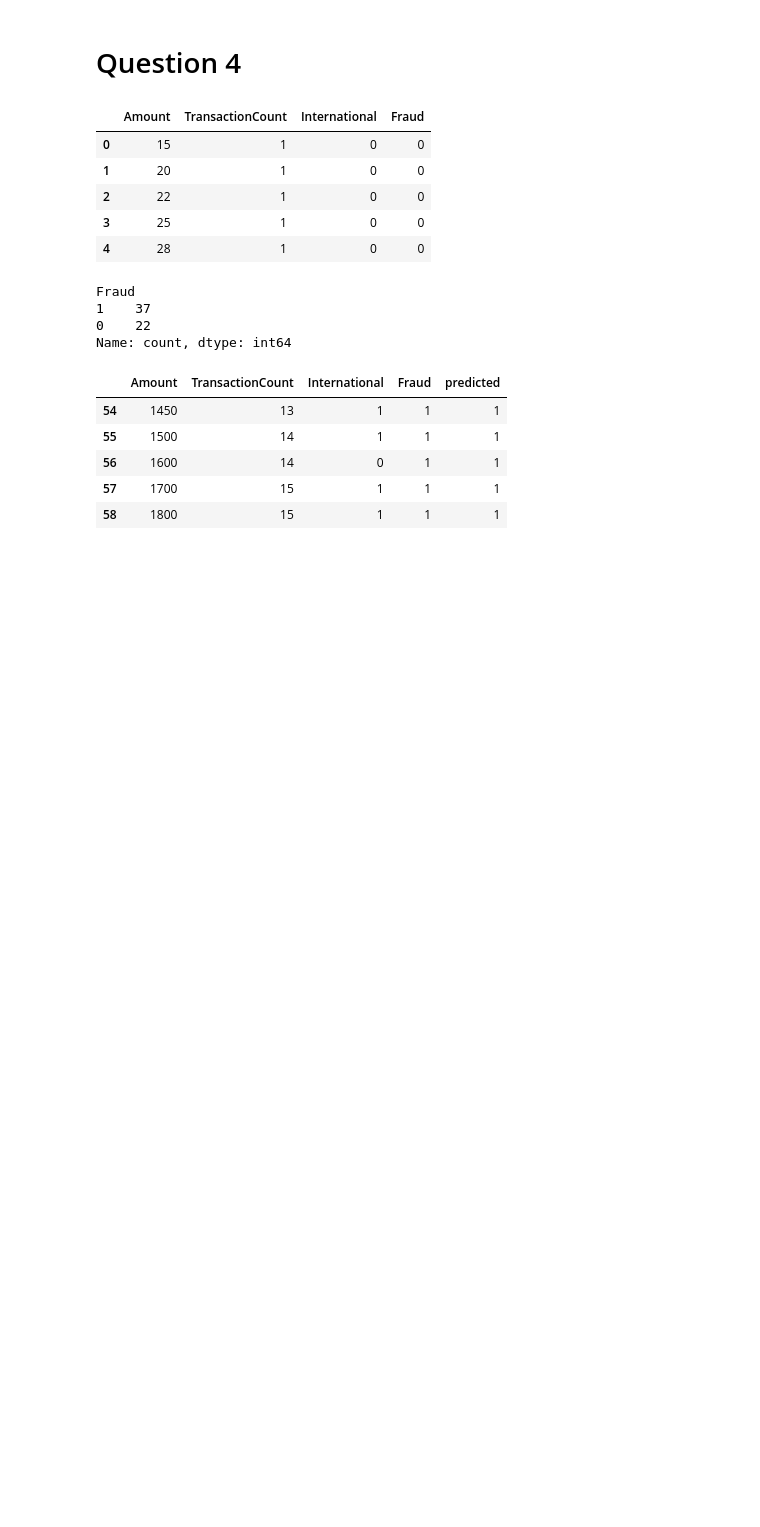
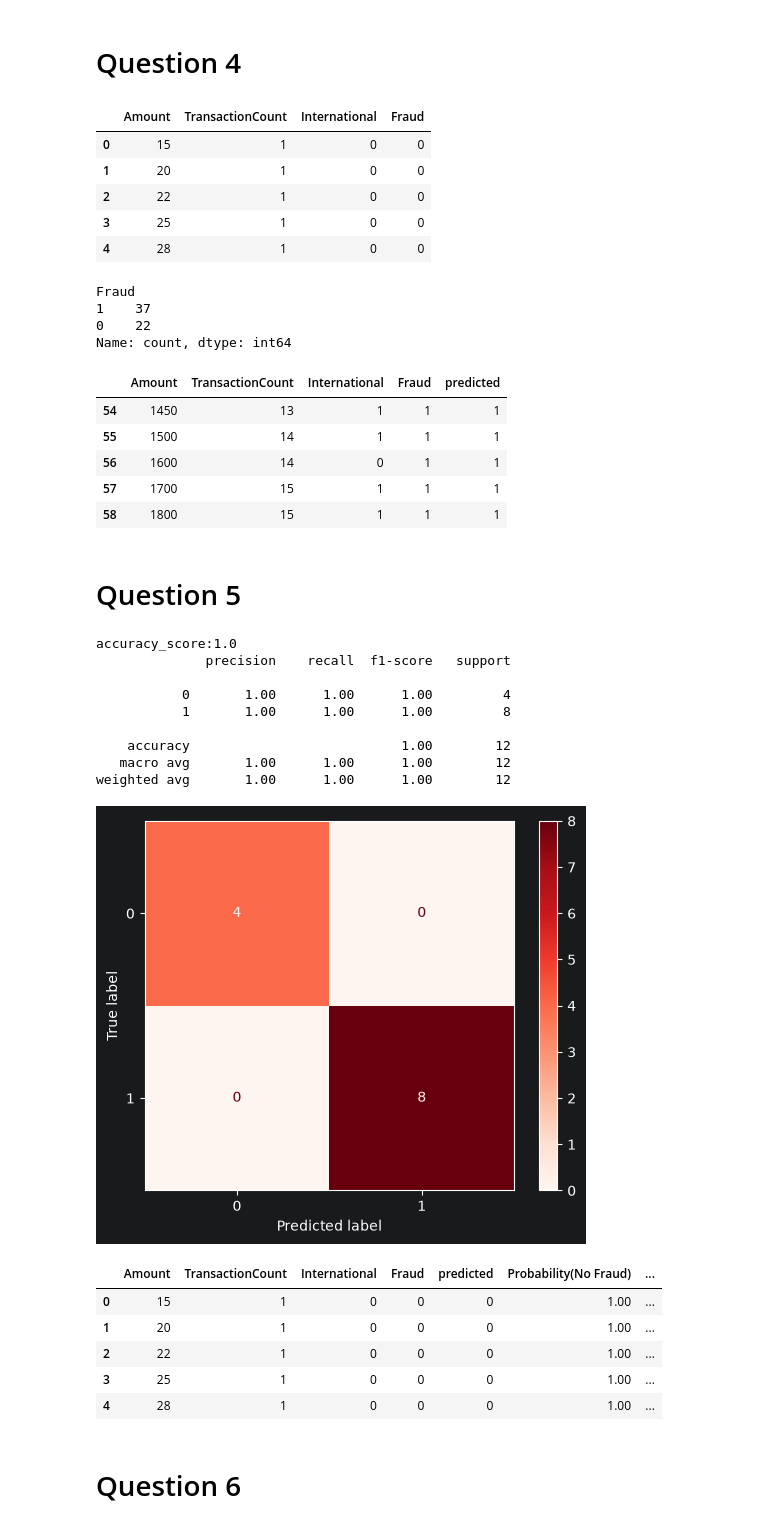
Before and after one commit to mrpanigale/Maktab-AI-145, a Jupyter notebook: CWs/week7/cw_w7.ipynb, the cells around one changed output. Cells and saved outputs as stored; diff of their text form; code cells hidden in the pictures; blank space fills up the shorter version.

```diff
--- a/CWs/week7/cw_w7.ipynb
+++ b/CWs/week7/cw_w7.ipynb
@@ -214,3 +825,48 @@ Name: count, dtype: int64
 | 56 | 1600 | 14 | 0 | 1 | 1 |
 | 57 | 1700 | 15 | 1 | 1 | 1 |
 | 58 | 1800 | 15 | 1 | 1 | 1 |
+# %% [markdown]
+# Question 5
+# %%
+from sklearn.metrics import (
+    accuracy_score,
+    confusion_matrix,
+    classification_report,
+    ConfusionMatrixDisplay,
+)
+import matplotlib.pyplot as plt
+
+# lr.score(X_test,y_test)   #first way
+print(f"accuracy_score:{accuracy_score(y_test, lr.predict(X_test))}")  # second way
+
+cm = confusion_matrix(y_test, lr.predict(X_test))
+print(classification_report(y_test, lr.predict(X_test)))
+
+disp = ConfusionMatrixDisplay(confusion_matrix=cm)
+disp.plot(cmap="Reds")
+plt.show()
+
+p_classes = lr.predict_proba(X)
+transaction_data["Probability(No Fraud)"] = p_classes[:, 0]
+transaction_data["Probability(Fraud)"] = p_classes[:, 1]
+pd.set_option("display.float_format", "{:.2f}".format)
+transaction_data.head()
+# %% [output]
+accuracy_score:1.0
+              precision    recall  f1-score   support
+
+           0       1.00      1.00      1.00         4
+           1       1.00      1.00      1.00         8
+
+    accuracy                           1.00        12
+   macro avg       1.00      1.00      1.00        12
+weighted avg       1.00      1.00      1.00        12
+[figure, added]
+|  | Amount | TransactionCount | International | Fraud | predicted | Probability(No Fraud) | ... |
+| 0 | 15 | 1 | 0 | 0 | 0 | 1.00 | ... |
+| 1 | 20 | 1 | 0 | 0 | 0 | 1.00 | ... |
+| 2 | 22 | 1 | 0 | 0 | 0 | 1.00 | ... |
+| 3 | 25 | 1 | 0 | 0 | 0 | 1.00 | ... |
+| 4 | 28 | 1 | 0 | 0 | 0 | 1.00 | ... |
+# %% [markdown]
+# Question 6
```
Also changed, not shown: parts of 12 cells of this notebook.
